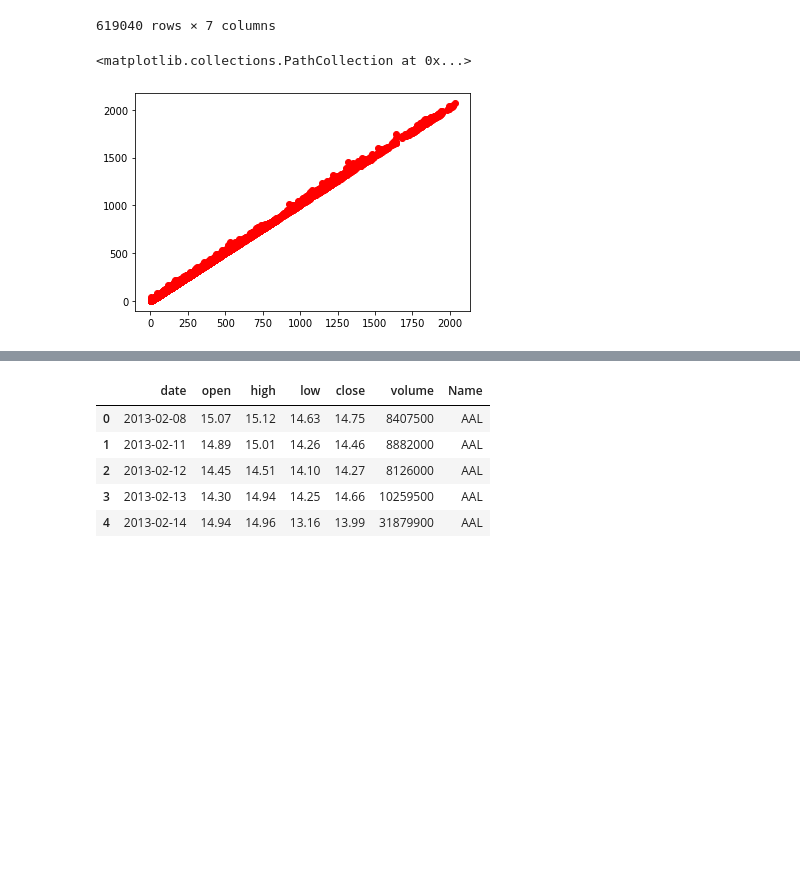
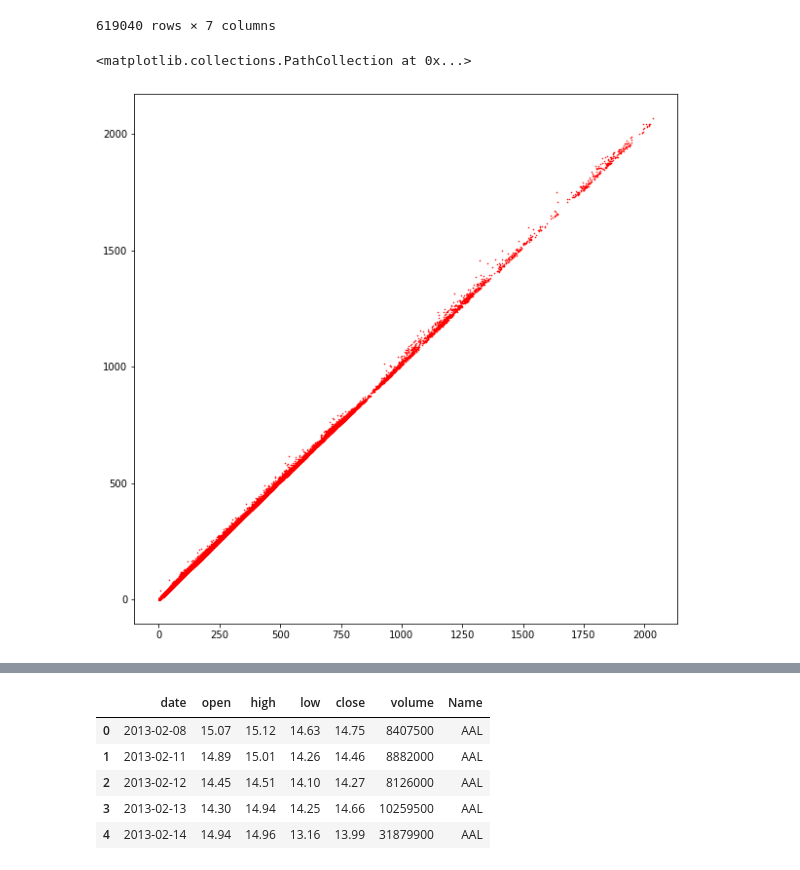
Before and after one commit to NiviShukla/Predictive-Analysis, a Jupyter notebook: Predictive Analysis.ipynb, the cells around one changed output, grey strips where cells are left out. Cells and saved outputs as stored; diff of their text form; code cells hidden in the pictures; blank space fills up the shorter version.

```diff
--- a/Predictive Analysis.ipynb
+++ b/Predictive Analysis.ipynb
@@ -37,7 +37,8 @@ df
 | 619039 | 2018-02-07 | 72.70 | 75.00 | 72.69 | 73.86 | 4534912 | ZTS |
 619040 rows × 7 columns
 # %%
-plt.scatter(df.low,df.high,label="High vs low",color = 'r')
+plt.figure(figsize=(10,10))
+plt.scatter(df.low,df.high,label="High vs low",color = 'r',s=0.3)
 # %% [output]
 <matplotlib.collections.PathCollection at 0x...>
-[figure, old version]
+[figure, new version]
```
Also changed, not shown: parts of 1 cell of this notebook.
